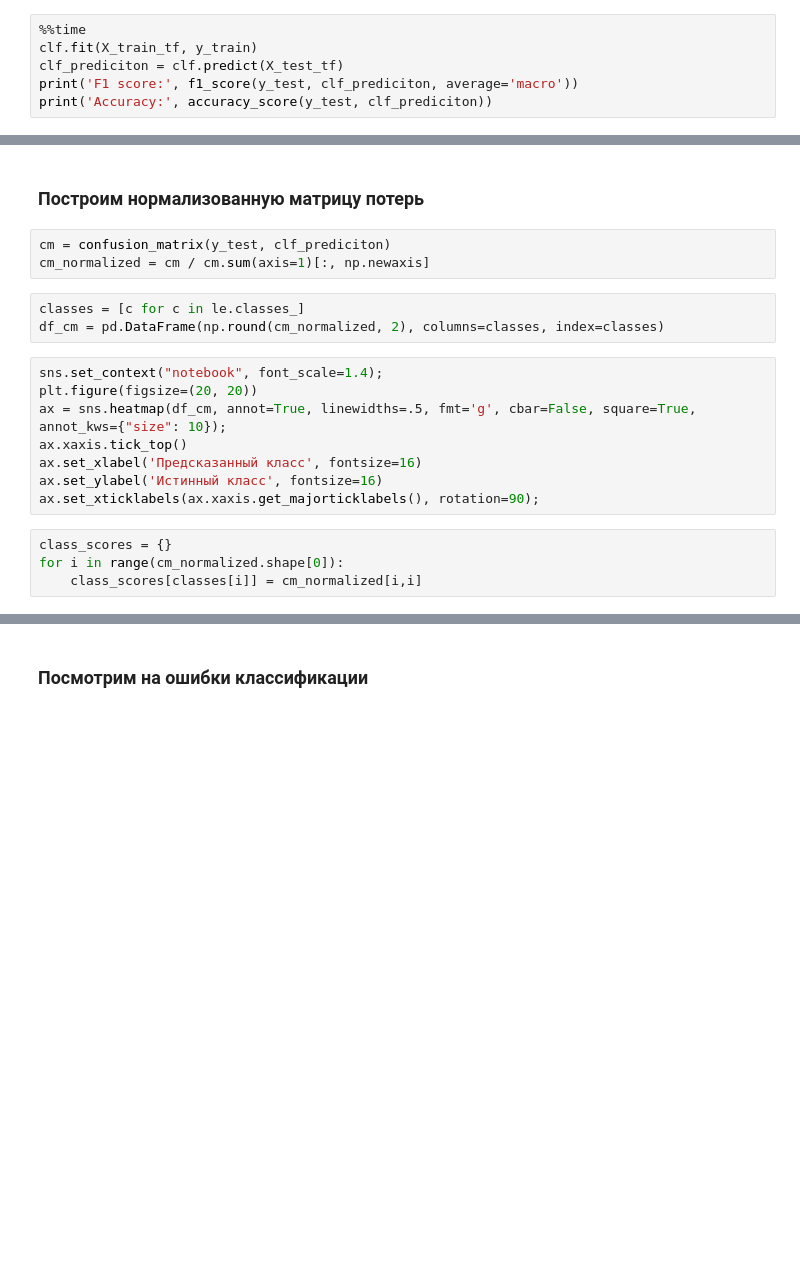
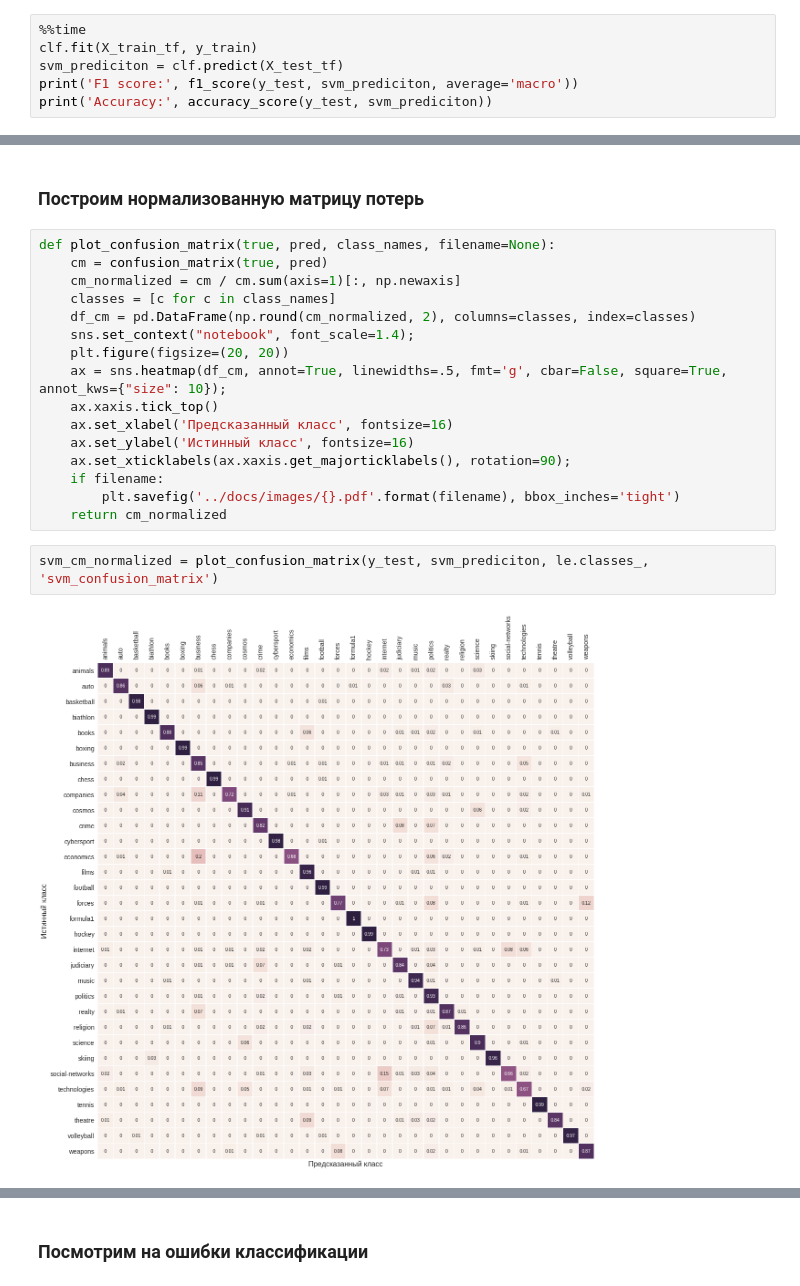
Before and after one commit to yutkin/News-Aggregator, a Jupyter notebook: notebooks/news_classificaiton.ipynb, the cells around one changed output, grey strips where cells are left out. Drawn from its saved outputs; the diff is of its cells as text; blank space fills up the shorter version.

```diff
--- a/notebooks/news_classificaiton.ipynb
+++ b/notebooks/news_classificaiton.ipynb
@@ -226,7 +219,7 @@ clf = SGDClassifier(loss='hinge', n_iter=70, random_state=42, n_jobs=8, alpha=1e
 # %%
 %%time
 clf.fit(X_train_tf, y_train)
-clf_prediciton = clf.predict(X_test_tf)
-print('F1 score:', f1_score(y_test, clf_prediciton, average='macro'))
-print('Accuracy:', accuracy_score(y_test, clf_prediciton))
+svm_prediciton = clf.predict(X_test_tf)
+print('F1 score:', f1_score(y_test, svm_prediciton, average='macro'))
+print('Accuracy:', accuracy_score(y_test, svm_prediciton))
 # %% [output]
@@ -241,21 +230,23 @@ with open('../web_server/models/SVM_classifier.bin','wb') as f:
 # %% [markdown]
 ### Построим нормализованную матрицу потерь
-# %%
-cm = confusion_matrix(y_test, clf_prediciton)
-cm_normalized = cm / cm.sum(axis=1)[:, np.newaxis]
-# %%
-classes = [c for c in le.classes_]
-df_cm = pd.DataFrame(np.round(cm_normalized, 2), columns=classes, index=classes)
 # %%
-sns.set_context("notebook", font_scale=1.4);
-plt.figure(figsize=(20, 20))
-ax = sns.heatmap(df_cm, annot=True, linewidths=.5, fmt='g', cbar=False, square=True, annot_kws={"size": 10});
-ax.xaxis.tick_top()
-ax.set_xlabel('Предсказанный класс', fontsize=16)
-ax.set_ylabel('Истинный класс', fontsize=16)
-ax.set_xticklabels(ax.xaxis.get_majorticklabels(), rotation=90);
+def plot_confusion_matrix(true, pred, class_names, filename=None):
+    cm = confusion_matrix(true, pred)
+    cm_normalized = cm / cm.sum(axis=1)[:, np.newaxis]
+    classes = [c for c in class_names]
+    df_cm = pd.DataFrame(np.round(cm_normalized, 2), columns=classes, index=classes)
+    sns.set_context("notebook", font_scale=1.4);
+    plt.figure(figsize=(20, 20))
+    ax = sns.heatmap(df_cm, annot=True, linewidths=.5, fmt='g', cbar=False, square=True, annot_kws={"size": 10});
+    ax.xaxis.tick_top()
+    ax.set_xlabel('Предсказанный класс', fontsize=16)
+    ax.set_ylabel('Истинный класс', fontsize=16)
+    ax.set_xticklabels(ax.xaxis.get_majorticklabels(), rotation=90);
+    if filename:
+        plt.savefig('../docs/images/{}.pdf'.format(filename), bbox_inches='tight')
+    return cm_normalized
-# %%
-class_scores = {}
-for i in range(cm_normalized.shape[0]):
-    class_scores[classes[i]] = cm_normalized[i,i]
+# %%
+svm_cm_normalized = plot_confusion_matrix(y_test, svm_prediciton, le.classes_, 'svm_confusion_matrix')
+# %% [output]
+[figure, added]
 # %%
```
Also changed, not shown: parts of 49 cells of this notebook.
